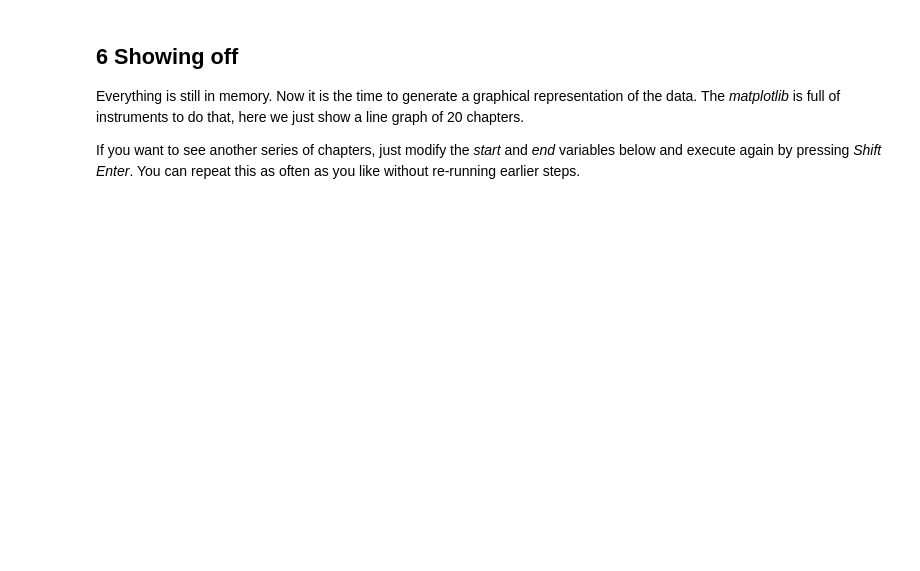
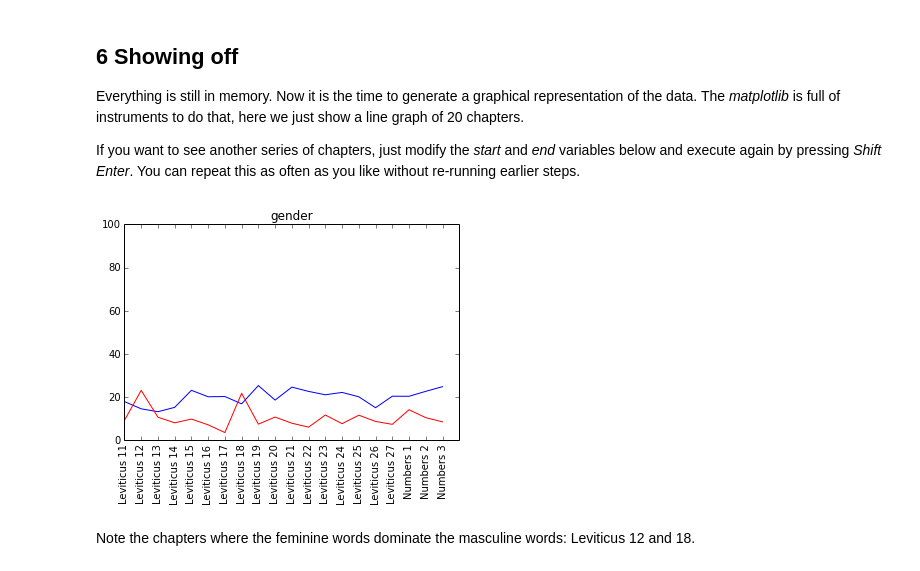
Before and after one commit to dirkroorda/laf-fabric, a Jupyter notebook: notebooks/gender.ipynb, the cells around one changed output. Saved outputs shown, nothing was run; the diff lists cells and outputs as text; code cells hidden in the pictures; blank space fills up the shorter version.

```diff
--- a/notebooks/gender.ipynb
+++ b/notebooks/gender.ipynb
@@ -145,11 +174,16 @@ The *matplotlib* is full of instruments to do that, here we just show a line gra
 If you want to see another series of chapters, just modify the *start* and *end* variables below and execute again by pressing *Shift Enter*. You can repeat this as often as you like without re-running earlier steps.
 # %%
 x = range(len(ch))
-start = 500
-end = 520
+start = 100
+end = 120
+fig = plt.figure()
 plt.plot(x[start:end], m[start:end], 'b-', x[start:end], f[start:end], 'r-')
 plt.axis([start, end, 0, 100])
 plt.xticks(x[start:end], ch[start:end], rotation='vertical')
 plt.margins(0.2)
 plt.subplots_adjust(bottom=0.15);
 plt.title('gender');
+# %% [output]
+[figure, added]
+# %% [markdown]
+Note the chapters where the feminine words dominate the masculine words: Leviticus 12 and 18.
```
Also changed, not shown: parts of 4 cells of this notebook.
